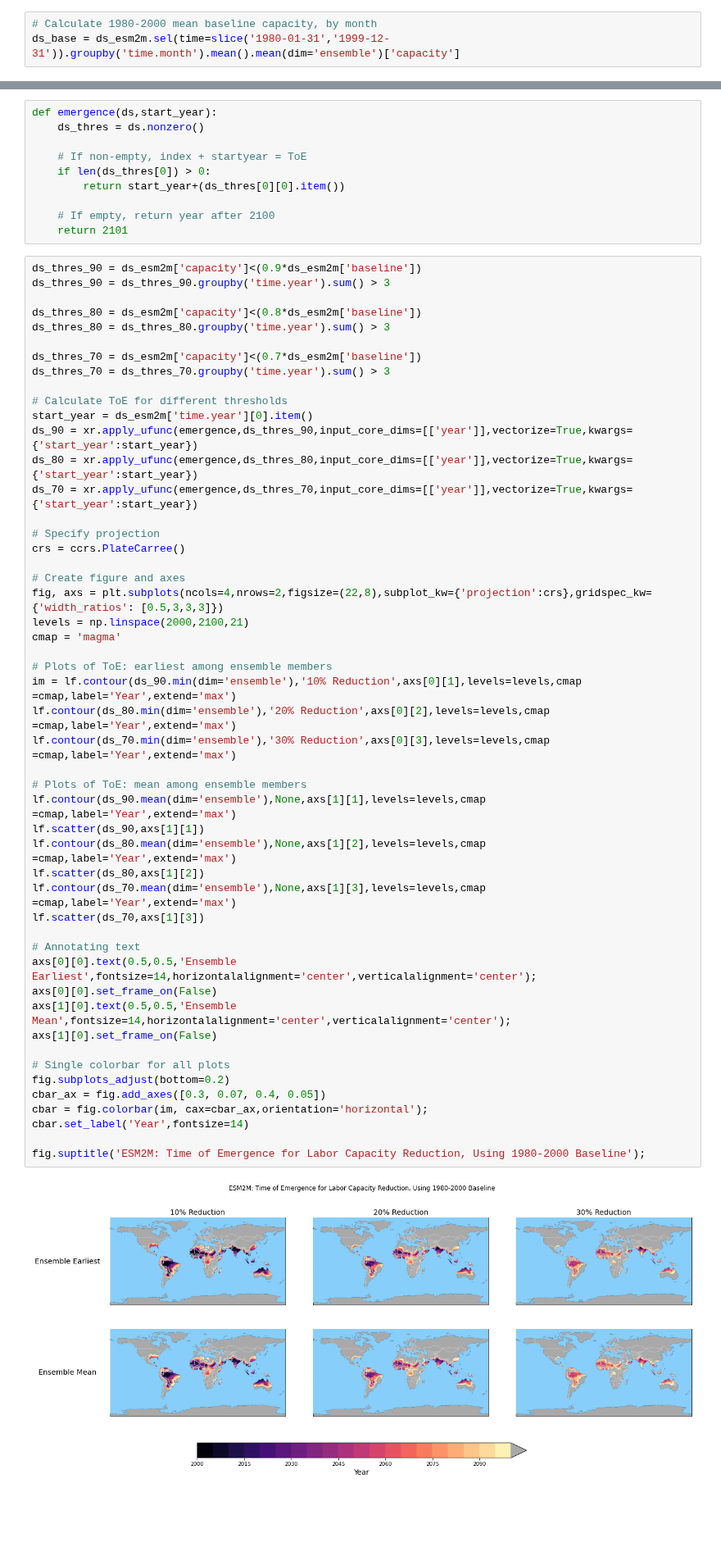
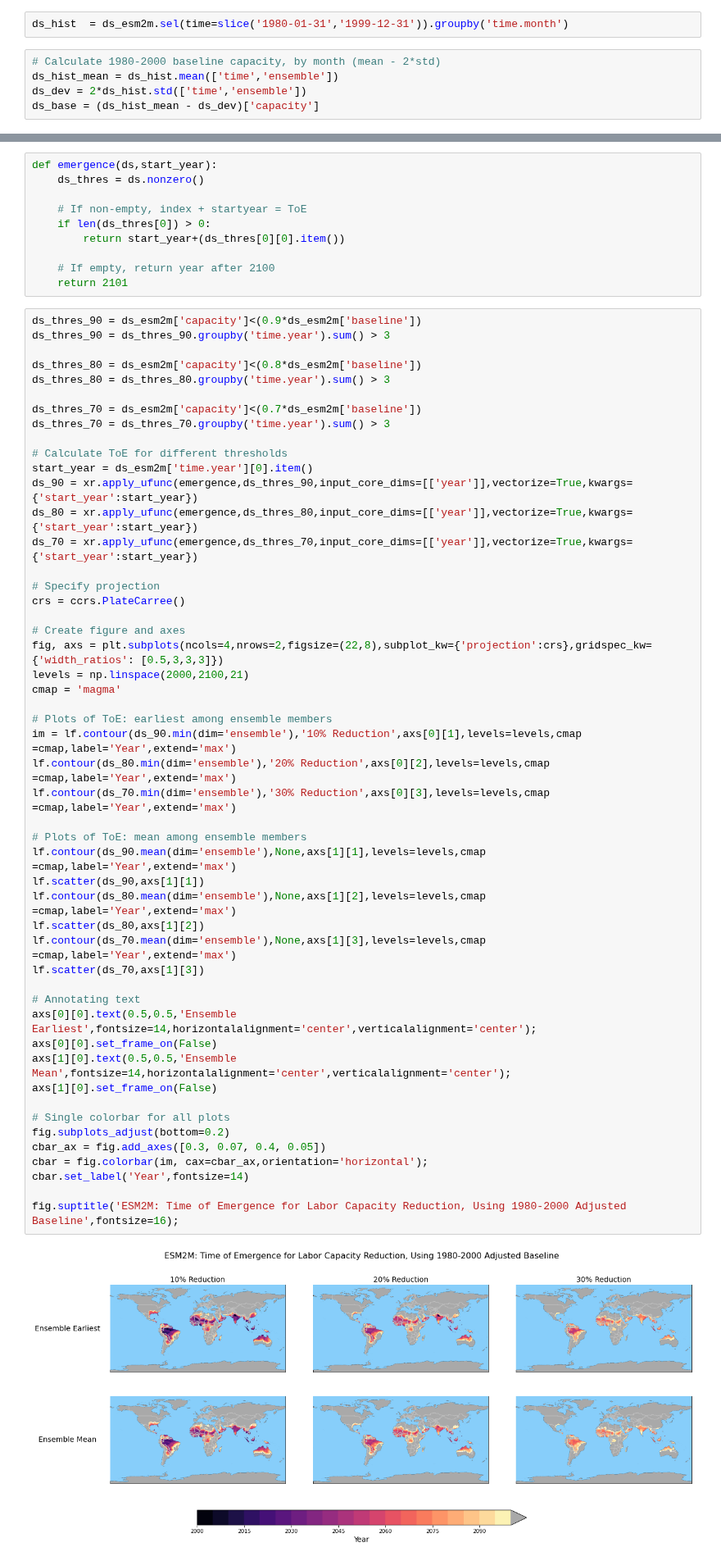
Before and after one commit to KYan19/pei, a Jupyter notebook: notebooks/8.0_Emergence_Updated.ipynb, the cells around one changed output, grey strips where cells are left out. Shown at 82% size. Drawn from its saved outputs; the diff is of its cells as text; blank space fills up the shorter version.

```diff
--- a/notebooks/8.0_Emergence_Updated.ipynb
+++ b/notebooks/8.0_Emergence_Updated.ipynb
@@ -16,8 +16,12 @@ import matplotlib.lines as mlines
 # Load ESM2M labor capacity data
 ds_esm2m = xr.open_dataset('../data/processed/GFDL/Monthly_Capacity/monthly_capacity_ens1-3_1950-2100.nc').rename({'__xarray_dataarray_variable__':'capacity'})
 # %%
-# Calculate 1980-2000 mean baseline capacity, by month
-ds_base = ds_esm2m.sel(time=slice('1980-01-31','1999-12-31')).groupby('time.month').mean().mean(dim='ensemble')['capacity']
+ds_hist  = ds_esm2m.sel(time=slice('1980-01-31','1999-12-31')).groupby('time.month')
+# %%
+# Calculate 1980-2000 baseline capacity, by month (mean - 2*std)
+ds_hist_mean = ds_hist.mean(['time','ensemble'])
+ds_dev = 2*ds_hist.std(['time','ensemble'])
+ds_base = (ds_hist_mean - ds_dev)['capacity']
 # %%
 # Shorten capacity dataset to 2000-2100
 ds_esm2m = ds_esm2m.sel(time=slice('2000-01-31',None))
@@ -57,32 +61,32 @@ crs = ccrs.PlateCarree()
 fig, axs = plt.subplots(ncols=4,nrows=2,figsize=(22,8),subplot_kw={'projection':crs},gridspec_kw={'width_ratios': [0.5,3,3,3]})
 levels = np.linspace(2000,2100,21)
 cmap = 'magma'
 
 # Plots of ToE: earliest among ensemble members
 im = lf.contour(ds_90.min(dim='ensemble'),'10% Reduction',axs[0][1],levels=levels,cmap =cmap,label='Year',extend='max')
 lf.contour(ds_80.min(dim='ensemble'),'20% Reduction',axs[0][2],levels=levels,cmap =cmap,label='Year',extend='max')
 lf.contour(ds_70.min(dim='ensemble'),'30% Reduction',axs[0][3],levels=levels,cmap =cmap,label='Year',extend='max')
 
 # Plots of ToE: mean among ensemble members
 lf.contour(ds_90.mean(dim='ensemble'),None,axs[1][1],levels=levels,cmap =cmap,label='Year',extend='max')
 lf.scatter(ds_90,axs[1][1])
 lf.contour(ds_80.mean(dim='ensemble'),None,axs[1][2],levels=levels,cmap =cmap,label='Year',extend='max')
 lf.scatter(ds_80,axs[1][2])
 lf.contour(ds_70.mean(dim='ensemble'),None,axs[1][3],levels=levels,cmap =cmap,label='Year',extend='max')
 lf.scatter(ds_70,axs[1][3])
 
 # Annotating text
 axs[0][0].text(0.5,0.5,'Ensemble Earliest',fontsize=14,horizontalalignment='center',verticalalignment='center');
 axs[0][0].set_frame_on(False)
 axs[1][0].text(0.5,0.5,'Ensemble Mean',fontsize=14,horizontalalignment='center',verticalalignment='center');
 axs[1][0].set_frame_on(False)
 
 # Single colorbar for all plots
 fig.subplots_adjust(bottom=0.2)
 cbar_ax = fig.add_axes([0.3, 0.07, 0.4, 0.05])
 cbar = fig.colorbar(im, cax=cbar_ax,orientation='horizontal');
 cbar.set_label('Year',fontsize=14)
 
-fig.suptitle('ESM2M: Time of Emergence for Labor Capacity Reduction, Using 1980-2000 Baseline');
+fig.suptitle('ESM2M: Time of Emergence for Labor Capacity Reduction, Using 1980-2000 Adjusted Baseline',fontsize=16);
 # %% [output]
-[figure, old version]
+[figure, new version]
```
Also changed, not shown: parts of 4 cells of this notebook, 2 other files.
